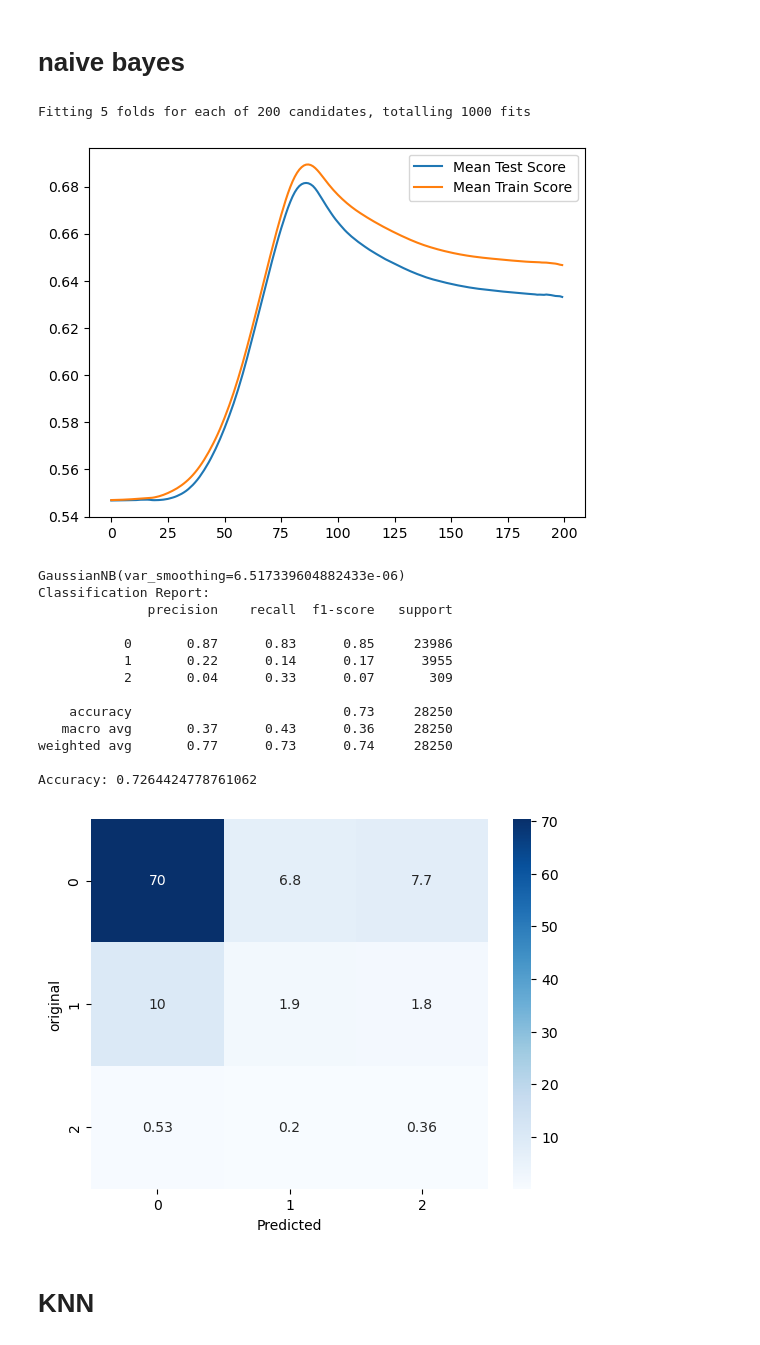
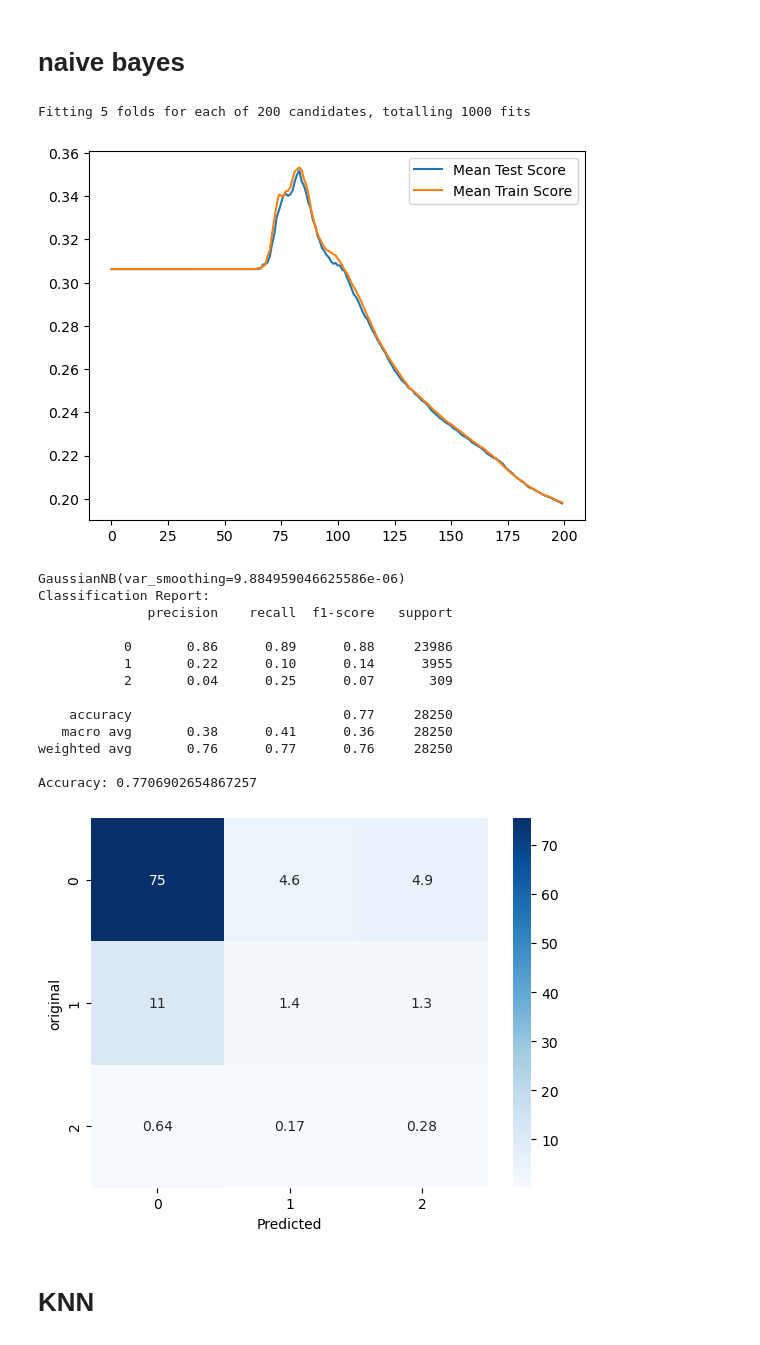
Before and after one commit to bassem931/Assignment-1, a Jupyter notebook: classification project/final/2014_classification.ipynb, the cells around one changed output. Cells and saved outputs as stored; diff of their text form; code cells hidden in the pictures.

```diff
--- a/classification project/final/2014_classification.ipynb
+++ b/classification project/final/2014_classification.ipynb
@@ -22,8 +51,6 @@ y = df['accident_severity_encoding']
 X_train, X_test, y_train, y_test = train_test_split(X, y, test_size=0.2, random_state=0)
 X_train, X_cv, y_train, y_cv = train_test_split(X_train, y_train, test_size=0.25, random_state=0)
 
-
-
 # Define the gaussian model
 model = GaussianNB()
 
@@ -32,20 +59,16 @@ param_grid = {
     'var_smoothing': np.logspace(0,-12, num=200)
 }
 
-# # Create the PCA object
-# pca = PCA()
-
-# # Fit the PCA object on the training data
-# pca.fit(X_train)
-
-# # Transform the training and cross validation data using PCA
-# X_train_pca = pca.transform(X_train)
-# X_cv_pca = pca.transform(X_cv)
+# pca = PCA(n_components=0.99)
+# pca.fit(X)
+# X_cv = pca.transform(X_cv)
+# X_test = pca.transform(X_test)
+# X_train = pca.transform(X_train)
 
 # scores=["accuracy","precision_macro","recall_macro","f1_macro"]
 
 # Create the GridSearchCV object
-grid_search = GridSearchCV(model, param_grid,scoring="roc_auc_ovo_weighted",verbose=1,return_train_score=True,refit=True)
+grid_search = GridSearchCV(model, param_grid,scoring="f1_macro",verbose=1,return_train_score=True,refit=True)
 
 # Fit the GridSearchCV object on the cross validation data
 grid_search.fit(X_cv, y_cv)
@@ -57,47 +80,47 @@ plt.show()
 
 # Get the best model from GridSearchCV
 best_model = grid_search.best_estimator_
 
 print(best_model)
 
 # Fit the best model on the training data
 best_model.fit(X_train, y_train)
 
 # # Transform the testing data using PCA
 # X_test_pca = pca.transform(X_test)
 
 # Make predictions on the testing data
 y_pred = best_model.predict(X_test)
 
 result = confusion_matrix(y_test, y_pred)
 class_report = classification_report(y_test, y_pred)
 print("Classification Report:",)
 print (class_report)
 accuracy = accuracy_score(y_test,y_pred)
 print("Accuracy:",accuracy)
 
 # #create confusion matrix
 cm = confusion_matrix(y_test,y_pred,normalize='all')
 sns.heatmap(cm*100,cmap='Blues',annot=True)
 plt.xlabel('Predicted')
 plt.ylabel('original')
 plt.show()
 # %% [output]
 Fitting 5 folds for each of 200 candidates, totalling 1000 fits
-[figure, old version]
+[figure, new version]
-GaussianNB(var_smoothing=6.517339604882433e-06)
+GaussianNB(var_smoothing=9.884959046625586e-06)
 Classification Report:
               precision    recall  f1-score   support
 
-           0       0.87      0.83      0.85     23986
-           1       0.22      0.14      0.17      3955
-           2       0.04      0.33      0.07       309
+           0       0.86      0.89      0.88     23986
+           1       0.22      0.10      0.14      3955
+           2       0.04      0.25      0.07       309
 
-    accuracy                           0.73     28250
-   macro avg       0.37      0.43      0.36     28250
-weighted avg       0.77      0.73      0.74     28250
+    accuracy                           0.77     28250
+   macro avg       0.38      0.41      0.36     28250
+weighted avg       0.76      0.77      0.76     28250
 
-Accuracy: 0.7264424778761062
+Accuracy: 0.7706902654867257
-[figure, old version]
+[figure, new version]
 # %% [markdown]
 # KNN
```
Also changed, not shown: parts of 13 cells of this notebook, 4 other files.
